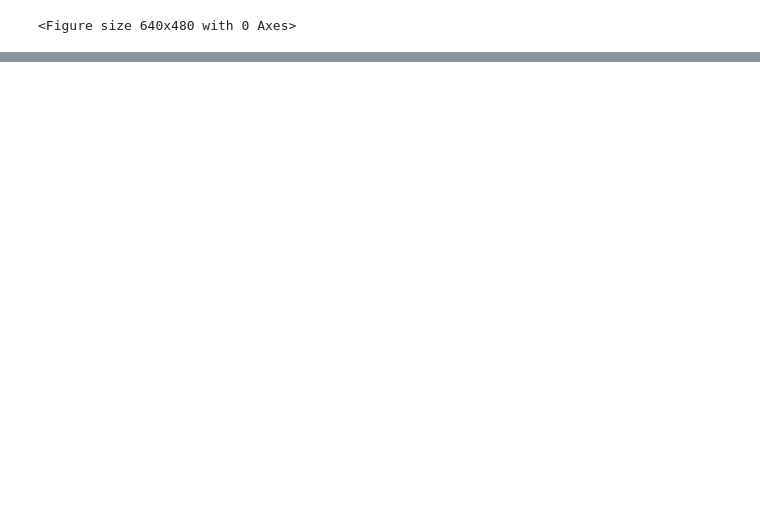
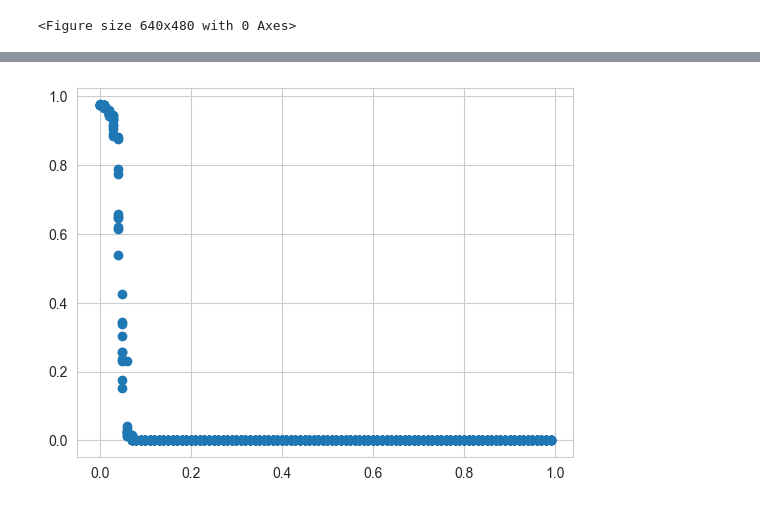
Before and after one commit to HydrofinLoewenherz/embedding-eval-framework, a Jupyter notebook: scale/embedding-decode.ipynb, the cells around one changed output, grey strips where cells are left out. Drawn from its saved outputs; the diff is of its cells as text; code cells hidden in the pictures; blank space fills up the shorter version.

```diff
--- a/scale/embedding-decode.ipynb
+++ b/scale/embedding-decode.ipynb
@@ -232,0 +239,15 @@ Find logs at: .\wandb\run-20221212_121946-1lvzyvzm\logs
+# %%
+import random
+def gen_pts(d: float):
+    while True:
+        px, py = random.uniform(0, 1), random.uniform(0, 1)
+        v = np.random.random(2)
+        vd = (v / np.linalg.norm(v)) * d
+        [qx, qy] = [px, py] + vd
+        if math.dist([px, py], [0.5, 0.5]) <= 0.5 and math.dist([qx, qy], [0.5, 0.5]) <= 0.5:
+            return [px, py, qx, qy]
+# %%
+test_distances = np.arange(0, 1, 0.01)
+dist_dup = 10
+test_edges = [(d, gen_pts(d)) for d in np.tile(test_distances, dist_dup)]
+test_edges
@@ -232,0 +272,4 @@ Find logs at: .\wandb\run-20221212_121946-1lvzyvzm\logs
+# %%
+test_predictions = dense_model.predict([edge for (_, edge) in test_edges]) # cartesian
+test_edge_prediction = [pred[0] for pred in test_predictions]
+len(test_edges), len(test_edge_prediction)
@@ -232,0 +279,6 @@ Find logs at: .\wandb\run-20221212_121946-1lvzyvzm\logs
+# %%
+fig, ax = plt.subplots()
+ax.scatter([d for (d, _) in test_edges], test_edge_prediction)
+plt.show()
+# %% [output]
+[figure, added]
```
Also changed, not shown: parts of 13 cells of this notebook.
